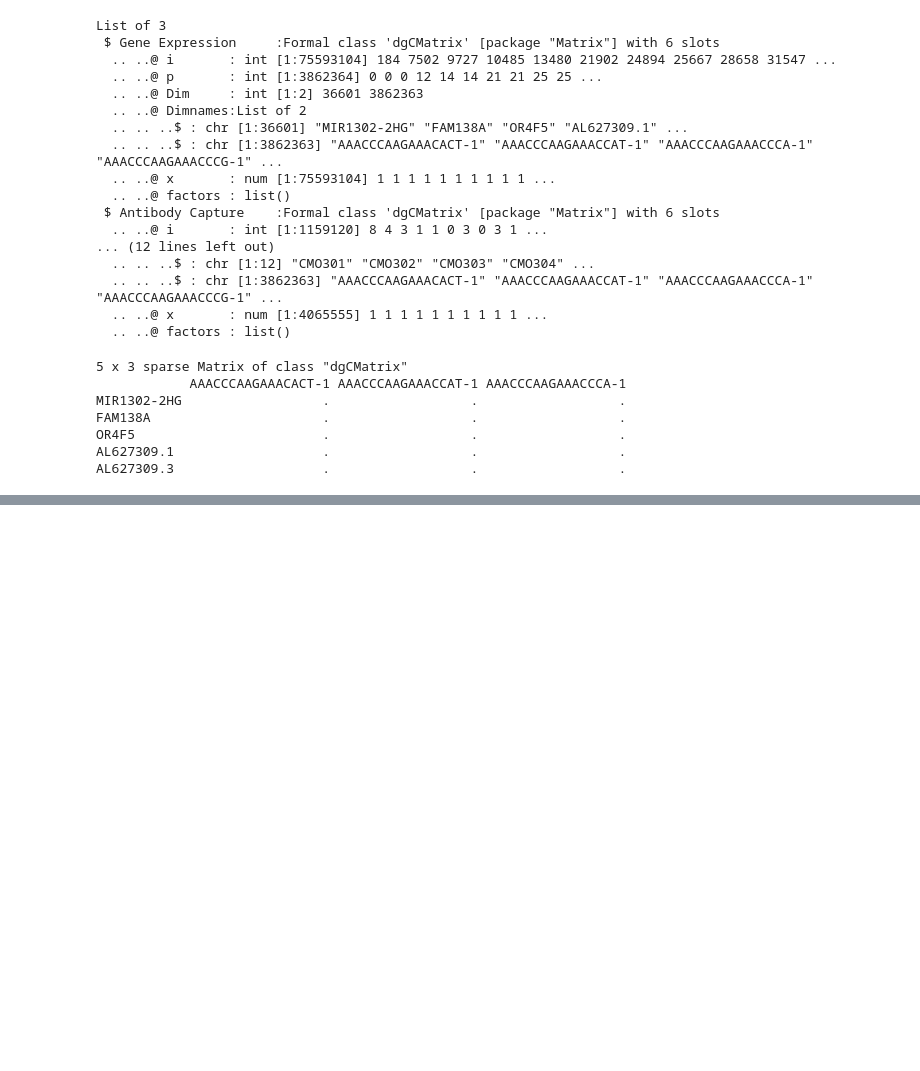
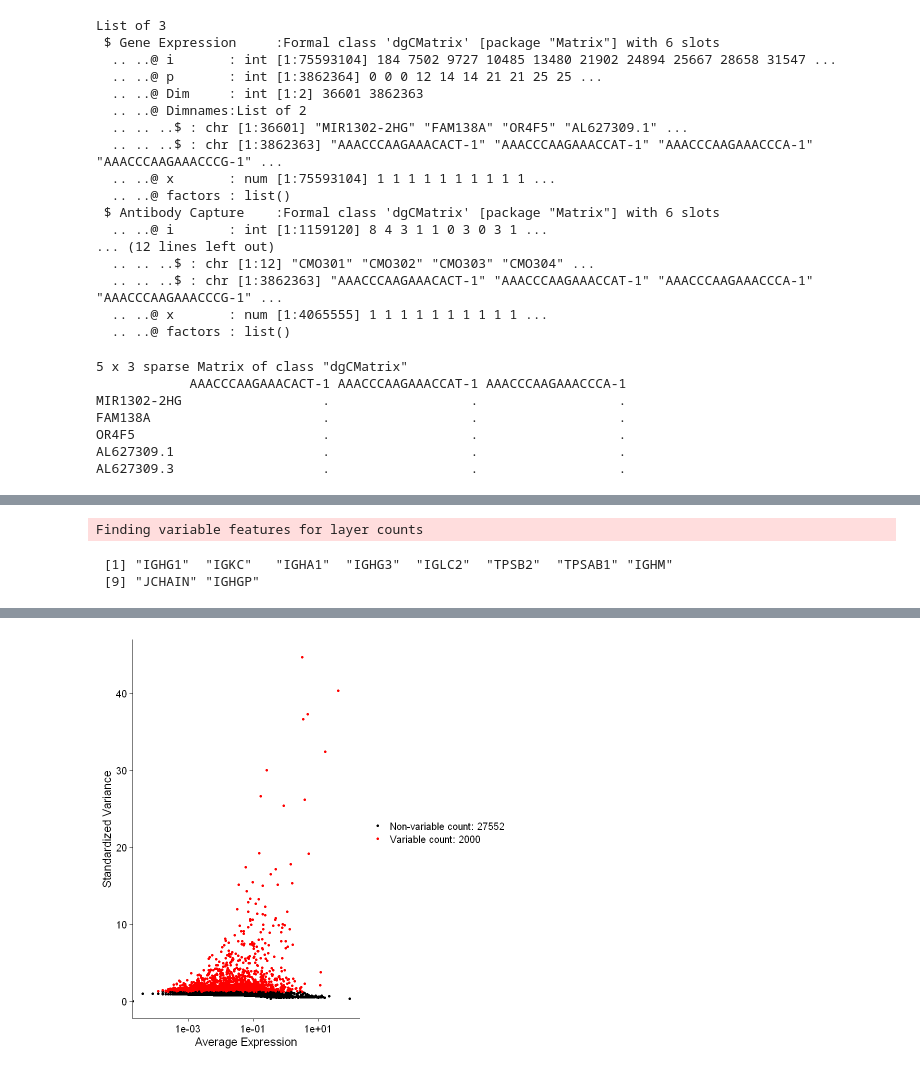
Before and after one commit to nidhi12k/scAnalysis, a Jupyter notebook: nsclc.ipynb, the cells around one changed output, grey strips where cells are left out. Cells and saved outputs as stored; diff of their text form; code cells hidden in the pictures; blank space fills up the shorter version.

Commit message:
Normalization and feature selection

```diff
--- a/nsclc.ipynb
+++ b/nsclc.ipynb
@@ -121,0 +122,3 @@ Active assay: RNA (29552 features, 0 variable features)
+# %%
+nsclc.sobj <- NormalizeData(nsclc.sobj, normalization.method = "LogNormalize", scale.factor = 10000) # default values
+str(nsclc.sobj@commands)
@@ -121,0 +147,11 @@ Active assay: RNA (29552 features, 0 variable features)
+# %%
+nsclc.sobj <- FindVariableFeatures( nsclc.sobj, selection.method = "vst", nfeatures = 2000)  # default values
+# %% [output]
+Finding variable features for layer counts
+# %%
+# top 10 most variable genes
+top10 <- head(VariableFeatures( nsclc.sobj), 10)
+top10
+# %% [output]
+ [1] "IGHG1"  "IGKC"   "IGHA1"  "IGHG3"  "IGLC2"  "TPSB2"  "TPSAB1" "IGHM"
+ [9] "JCHAIN" "IGHGP"
@@ -121,0 +160,4 @@ Active assay: RNA (29552 features, 0 variable features)
+# %%
+plot1 <- VariableFeaturePlot(nsclc.sobj)
+plot1
+# %% [output]
@@ -121,0 +166 @@ Active assay: RNA (29552 features, 0 variable features)
+[figure, added]
```
Also changed, not shown: parts of 15 cells of this notebook.
